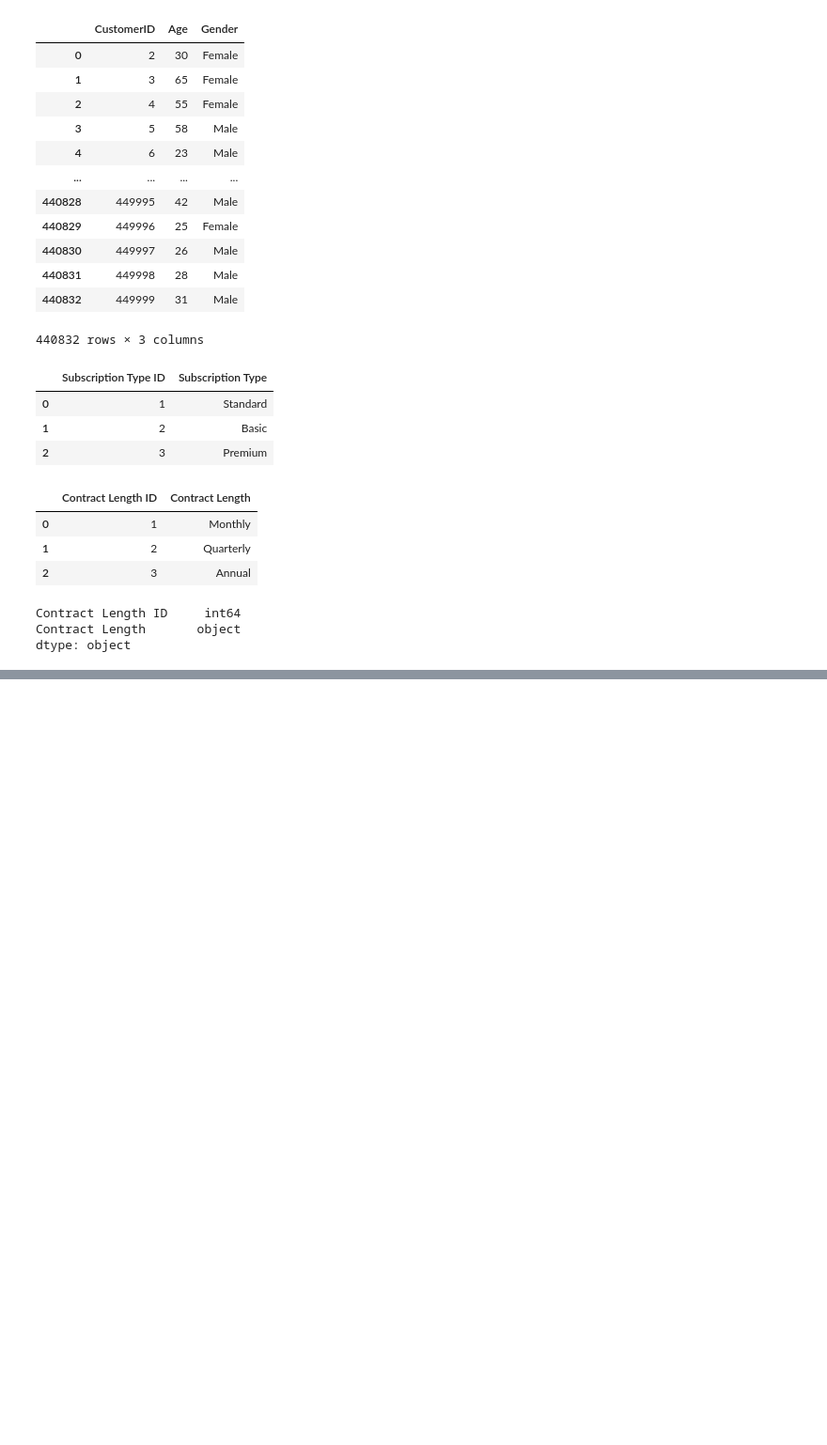
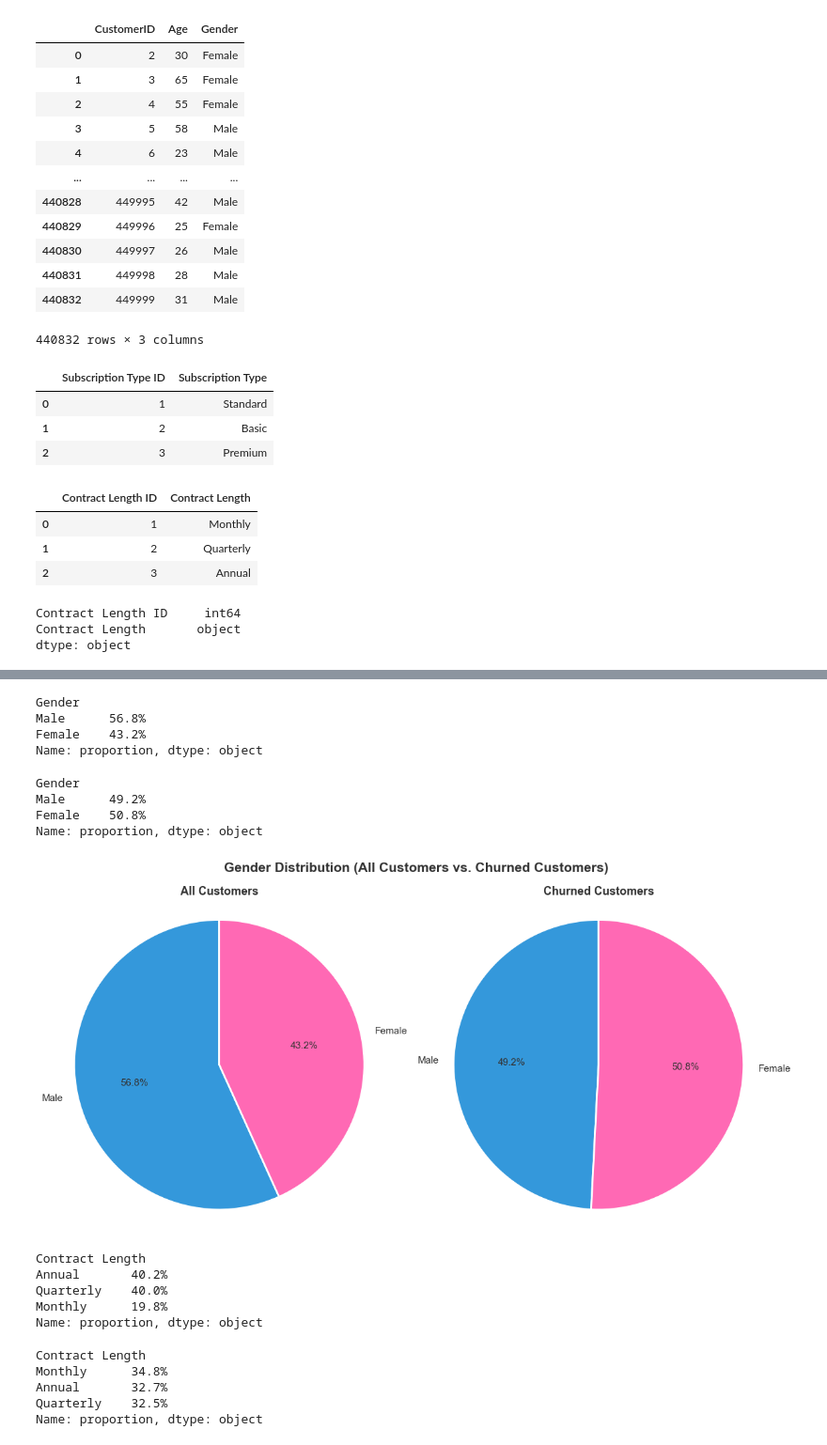
Before and after one commit to EngiEid/Customer_Churn_Dataset_Analysis, a Jupyter notebook: Python/Cleaning.ipynb, the cells around one changed output, grey strips where cells are left out. Shown at 94% size. Saved outputs shown, nothing was run; the diff lists cells and outputs as text; code cells hidden in the pictures; blank space fills up the shorter version.

```diff
--- a/Python/Cleaning.ipynb
+++ b/Python/Cleaning.ipynb
@@ -262,0 +365,69 @@ dtype: object
+# %%
+(df['Gender'].value_counts(normalize=True) * 100).round(1).astype(str) + '%'
+# %% [output]
+Gender
+Male      56.8%
+Female    43.2%
+Name: proportion, dtype: object
+# %%
+(df.loc[df['Churn']==1,'Gender'].value_counts(normalize=True)*100).sort_values().round(1).astype(str) + '%'
+# %% [output]
+Gender
+Male      49.2%
+Female    50.8%
+Name: proportion, dtype: object
+# %%
+gender_all = df['Gender'].value_counts()
+gender_churn = df.loc[df['Churn']==1,'Gender'].value_counts(normalize=True).sort_values() # sorting علشان يبقي male الاول و بعدين female علشان يطلع نتيجه مظبوطه
+
+colors = ['#3498db', '#ff69b4']
+
+fig, axes = plt.subplots(1, 2, figsize=(12,6))
+fig.suptitle("Gender Distribution (All Customers vs. Churned Customers)",
+             fontsize=15, fontweight='bold', color='#333333', y=0.98)
+
+axes[0].pie(
+    gender_all.values,
+    labels=gender_all.index,
+    autopct='%1.1f%%',
+    startangle=90,
+    colors=colors,
+    textprops={'fontsize': 11, 'color': '#333333'},
+    wedgeprops={'edgecolor': 'white', 'linewidth': 2}
+)
+axes[0].set_title("All Customers", fontsize=13, fontweight='bold', color='#333333')
+
+axes[1].pie(
+    gender_churn.values,
+    labels=gender_churn.index,
+    autopct='%1.1f%%',
+    startangle=90,
+    colors=colors,
+    textprops={'fontsize': 11, 'color': '#333333'},
+    wedgeprops={'edgecolor': 'white', 'linewidth': 2}
+)
+axes[1].set_title("Churned Customers", fontsize=13, fontweight='bold', color='#333333')
+
+for ax in axes:
+    ax.axis('equal')
+
+plt.tight_layout()
+plt.show()
+# %% [output]
+[figure, added]
+# %%
+(df['Contract Length'].value_counts(normalize=True)*100).round(1).astype(str) + '%'
+# %% [output]
+Contract Length
+Annual       40.2%
+Quarterly    40.0%
+Monthly      19.8%
+Name: proportion, dtype: object
+# %%
+(df.loc[df['Churn']==1,'Contract Length'].value_counts(normalize=True)*100).round(1).astype(str) + '%'
+# %% [output]
+Contract Length
+Monthly      34.8%
+Annual       32.7%
+Quarterly    32.5%
+Name: proportion, dtype: object
```
Also changed, not shown: parts of 22 cells of this notebook, 1 other file.
